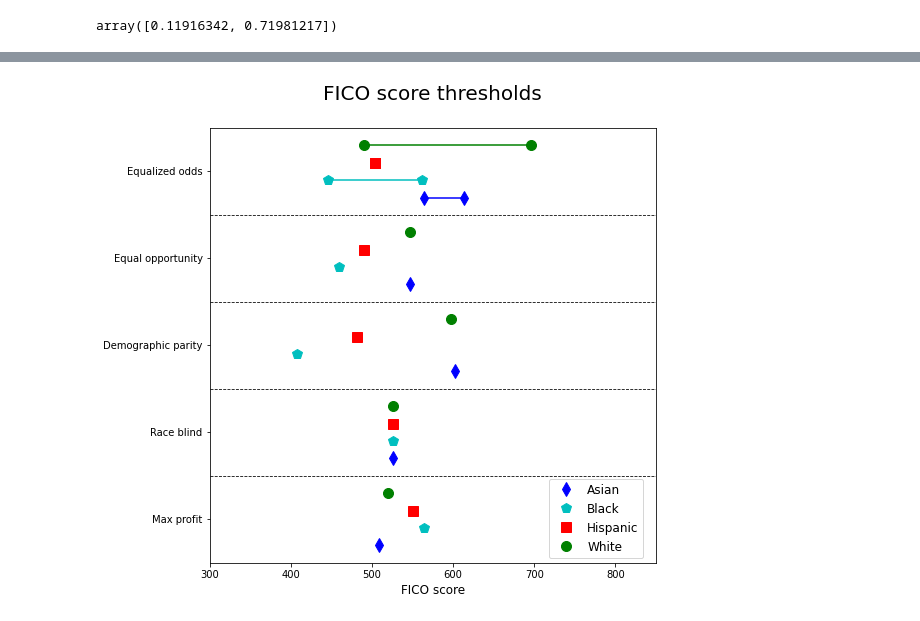
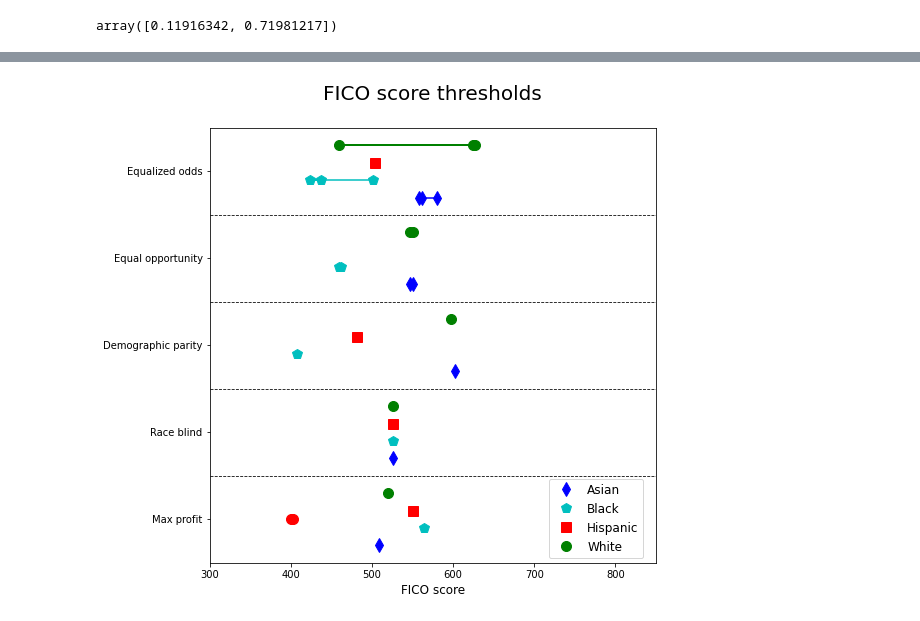
Before and after one commit to KieranVaudaux/Statistical-Machine-Learning-Project, a Jupyter notebook: Untitled1.ipynb, the cells around one changed output, grey strips where cells are left out. Cells and saved outputs as stored; diff of their text form; code cells hidden in the pictures.

```diff
--- a/Untitled1.ipynb
+++ b/Untitled1.ipynb
@@ -472,5 +391,0 @@ def compute_randomized_thresholds_3(roc, fpr, tpr, pdf,perf):
-# %%
-u = list()
-for i in range(10,-1,-1):
-    u.append(i)
-print(u)
@@ -479,6 +391,0 @@ print(u)
-# %%
-roc = np.array(FICO["rocs"]["White"])
-pdf = np.array(FICO["pdf"]["White"])
-perf = np.array(FICO["performance"]["White"])
-th0, th1,th2, ran_prob = compute_randomized_thresholds_3(np.array(roc), rates_at_th_equal[0],
-                                                         rates_at_th_equal[1], np.array(pdf),perf)
@@ -527,0 +518,8 @@ def intersection_segment(p1,p2,pp1,pp2):
+# %%
+thresholds_equal_3th = {}
+for grp, roc in FICO["rocs"].items():
+    roc = np.array(FICO["rocs"][grp])
+    pdf = np.array(FICO["pdf"][grp])
+    perf = np.array(FICO["performance"][grp])
+    result = compute_randomized_thresholds_3(roc, rates_at_th_equal[0],rates_at_th_equal[1], pdf, perf)
+    thresholds_equal_3th[grp] = result
@@ -771,7 +921,7 @@ thresholds = pd.DataFrame(index=colname, columns=method[:4])
 thresholds[method[0]] = np.array([get_score(thresholds_max[name]) for name in colname])
 thresholds[method[1]] = np.array([get_score(thresholds_race_blind) for name in colname])
 thresholds[method[2]] = np.array([get_score(thresholds_demo[name]) for name in colname])
-thresholds[method[3]] = np.array([get_score(thresholds_opportunity[name]) for name in colname])
+#thresholds[method[3]] = np.array([get_score(thresholds_opportunity[name]) for name in colname])
 #thresholds[method[4]] = np.array([get_score(thresholds_equal[name]) for name in colname])
 
 thresholds = thresholds.T
@@ -784,38 +941,44 @@ meth = ['', 'Max profit','Race blind','Demographic parity','Equal opportunity','
 fig, ax = plt.subplots(1,1,figsize=(8,8))
 #thresholds.plot(y = list(thresholds.columns),color = list(['k','g','y','m','r']),ax = ax[0], rot = 45,fontsize =12 ,legend = None,marker= 'o',linestyle='')
 #FP_rates.plot.scatter(color = list(['k','g','y','m','r']),ax = ax[1],rot = 0,fontsize =12, width = 0.8,marker='ko' )
 ax.plot(ylim=(-1,5))
 ax.set_yticklabels(meth)
 
 for i in range(4):
     ax.axhline(y=1.5 + i,linestyle='dashed',color = 'k', lw = 0.8)
 
 shift = np.linspace(-0.3,0.3,4)
 markers = ['d','p','s','o']
 col = ['b','c','r','g']
 for i in range(4):
     ax.plot(thresholds[colname[i]],np.array([1,2,3,4])+shift[i],linestyle='',marker = markers[i],color=col[i],
             label=colname[i],markersize=10)
-    ax.plot(get_score(thresholds_equal[colname[i]]["threshold"]),np.array([5+shift[i],5+shift[i]]),
-               marker=markers[i],color=col[i],markersize=10)
+    if(colname[i] != "Hispanic"):
+        ax.plot(get_score(thresholds_equal_3th[colname[i]]['score']),np.array([5+shift[i],5+shift[i],5+shift[i]]),marker = markers[i],color=col[i],markersize=10)
+        ax.plot(get_score(thresholds_opportunity[colname[i]]),np.array([4+shift[i],4+shift[i]]),marker = markers[i],color=col[i],markersize=10)
+    else:
+        ax.plot(get_score(thresholds_equal_3th[colname[i]]["score"][0,0]),np.array([5+shift[i]]),
+                   marker=markers[i],color=col[i],markersize=10)
+
 
 ax.set(xlabel="FICO score")
 #ax.set(xlabel="Within-group FICO score percentile")
-
+ax.plot(np.array([400,]),np.array([1]),marker='o',color='r',markersize=10)
+ax.plot(np.array([402.5,]),np.array([1]),marker='o',color='r',markersize=10)
 ax.yaxis.label.set_size(16)
 #ax[1].yaxis.label.set_size(16)
 ax.xaxis.label.set_size(12)
 #ax[1].xaxis.label.set_size(12)
 ax.legend(loc = (0.76,0.01),fontsize=12)
 ax.set_title("FICO score thresholds",size=20,y = 1.05)
 #ax[1].set_title("FICO score thresholds\n (within-group)",size = 20)
 ax.set_ylim((0.5,5.5))
 ax.set_xlim((300,850))
 #ax[0].legend(loc = (0.5,0.02))
 #ax[1].legend(loc = (0.57,0.7))
-plt.savefig("Threshold.jpeg", dpi=1000, bbox_inches='tight')
+plt.savefig("Threshold.png", dpi=1000, bbox_inches='tight')
 # %% [output]
-[figure, old version]
+[figure, new version]
 # %%
 thresholds_slices = pd.DataFrame(index=colname, columns=["Max profit", "Equal opportunity"])
 
```
Also changed, not shown: parts of 62 cells of this notebook, 15 other files.
